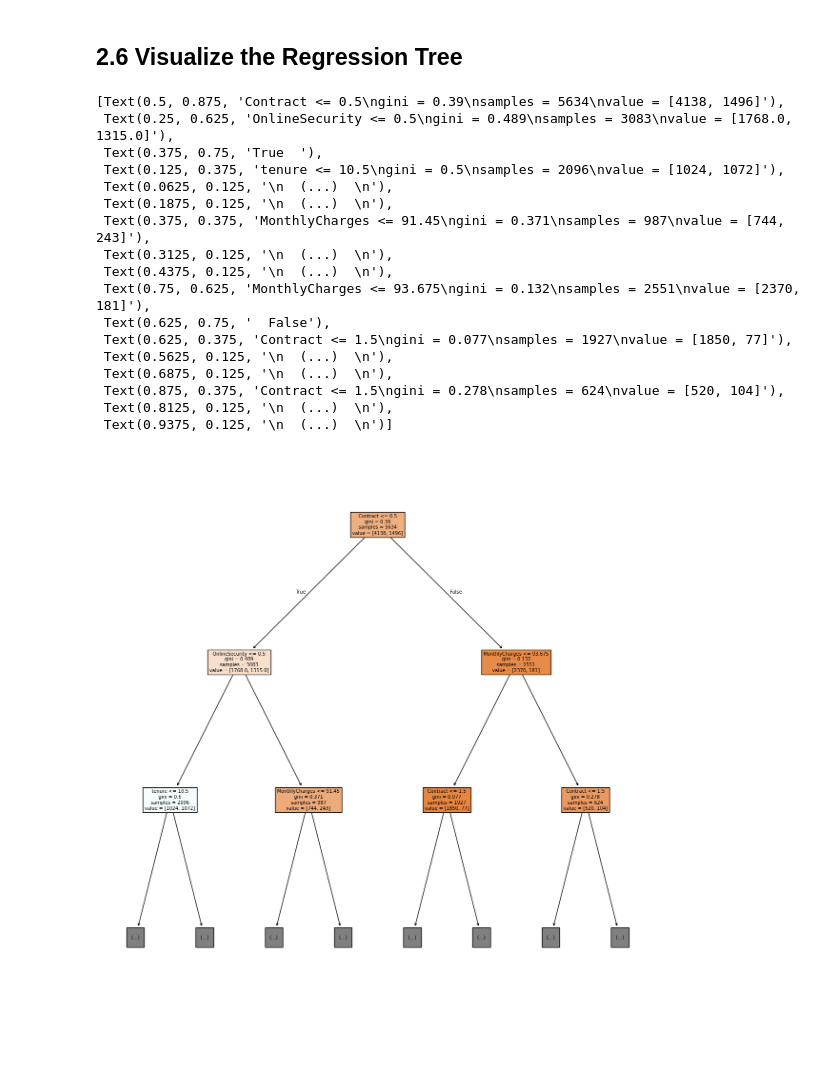
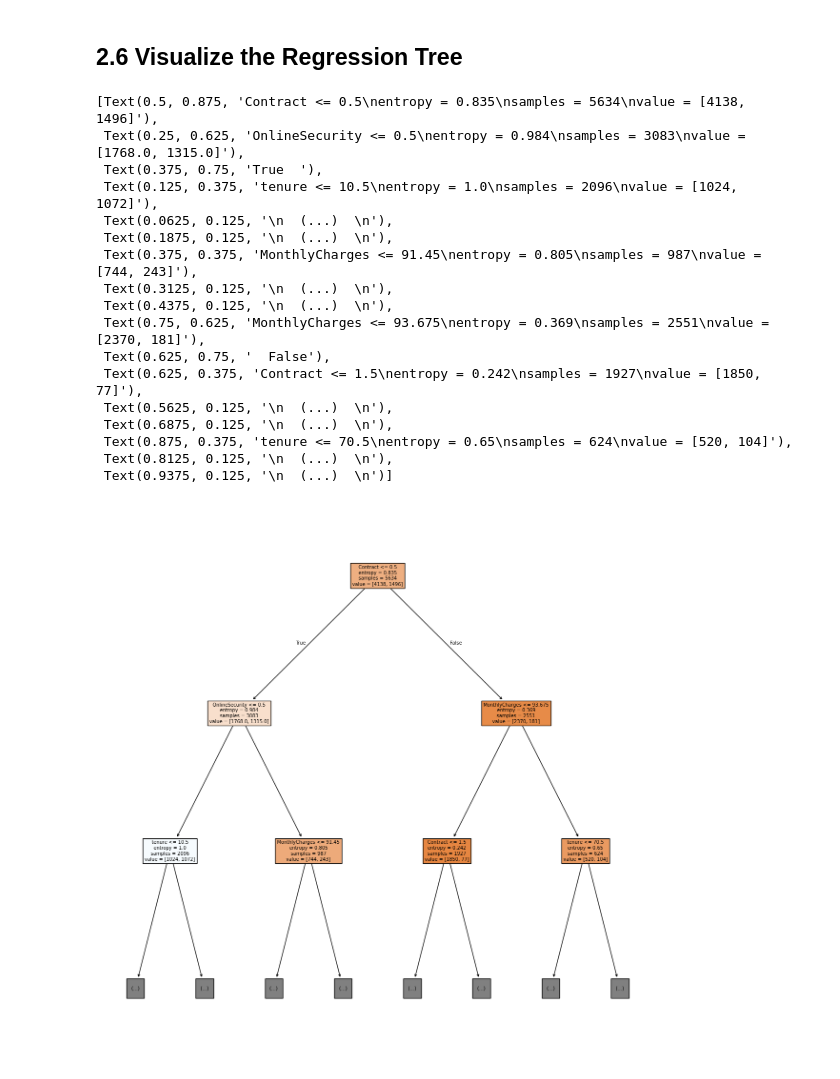
Before and after one commit to awithaaa/telco-customer-churn, a Jupyter notebook: Telco_Customer_Churn.ipynb, the cells around one changed output. Cells and saved outputs as stored; diff of their text form; code cells hidden in the pictures; blank space fills up the shorter version.

Commit message:
feat: evaluate model with hyperparameters DT

```diff
--- a/Telco_Customer_Churn.ipynb
+++ b/Telco_Customer_Churn.ipynb
@@ -447,0 +465,18 @@ weighted avg       0.73      0.73      0.73      1409
+# %%
+param_grid = {
+    'criterion': ['gini', 'entropy', 'log_loss'],
+    'max_depth': [None, 3, 5, 7, 10, 15],
+    'min_samples_split': [2, 5, 10, 20],
+    'min_samples_leaf': [1, 2, 3, 5, 10],
+    'max_features': [None, 'sqrt', 'log2']
+}
+# %%
+grid_search = GridSearchCV(
+    estimator=regressor,
+    param_grid=param_grid,
+    cv=5,
+    scoring='accuracy',
+    n_jobs=-1
+)
+
+grid_search.fit(X_train, y_train)
@@ -447,0 +500,14 @@ weighted avg       0.73      0.73      0.73      1409
+# %%
+regressor_ = DecisionTreeClassifier(
+    criterion='entropy',
+    max_depth=6,
+    min_samples_split=2,
+    min_samples_leaf=2,
+    max_features=None,
+    random_state=42
+)
+
+best_dt_model = regressor_.fit(X_train, y_train)
+
+test_accuracy = best_dt_model.score(X_test, y_test)
+print("Test Accuracy:", test_accuracy)
@@ -449,23 +536,23 @@ weighted avg       0.73      0.73      0.73      1409
 ## 2.6 Visualize the Regression Tree
 # %%
 plt.figure(figsize = (15,15))
-tree.plot_tree(model, feature_names = list(X_train.columns), filled = True, max_depth = 2)
+tree.plot_tree(best_dt_model, feature_names = list(X_train.columns), filled = True, max_depth = 2)
 # %% [output]
-[Text(0.5, 0.875, 'Contract <= 0.5\ngini = 0.39\nsamples = 5634\nvalue = [4138, 1496]'),
- Text(0.25, 0.625, 'OnlineSecurity <= 0.5\ngini = 0.489\nsamples = 3083\nvalue = [1768.0, 1315.0]'),
+[Text(0.5, 0.875, 'Contract <= 0.5\nentropy = 0.835\nsamples = 5634\nvalue = [4138, 1496]'),
+ Text(0.25, 0.625, 'OnlineSecurity <= 0.5\nentropy = 0.984\nsamples = 3083\nvalue = [1768.0, 1315.0]'),
  Text(0.375, 0.75, 'True  '),
- Text(0.125, 0.375, 'tenure <= 10.5\ngini = 0.5\nsamples = 2096\nvalue = [1024, 1072]'),
+ Text(0.125, 0.375, 'tenure <= 10.5\nentropy = 1.0\nsamples = 2096\nvalue = [1024, 1072]'),
  Text(0.0625, 0.125, '\n  (...)  \n'),
  Text(0.1875, 0.125, '\n  (...)  \n'),
- Text(0.375, 0.375, 'MonthlyCharges <= 91.45\ngini = 0.371\nsamples = 987\nvalue = [744, 243]'),
+ Text(0.375, 0.375, 'MonthlyCharges <= 91.45\nentropy = 0.805\nsamples = 987\nvalue = [744, 243]'),
  Text(0.3125, 0.125, '\n  (...)  \n'),
  Text(0.4375, 0.125, '\n  (...)  \n'),
- Text(0.75, 0.625, 'MonthlyCharges <= 93.675\ngini = 0.132\nsamples = 2551\nvalue = [2370, 181]'),
+ Text(0.75, 0.625, 'MonthlyCharges <= 93.675\nentropy = 0.369\nsamples = 2551\nvalue = [2370, 181]'),
  Text(0.625, 0.75, '  False'),
- Text(0.625, 0.375, 'Contract <= 1.5\ngini = 0.077\nsamples = 1927\nvalue = [1850, 77]'),
+ Text(0.625, 0.375, 'Contract <= 1.5\nentropy = 0.242\nsamples = 1927\nvalue = [1850, 77]'),
  Text(0.5625, 0.125, '\n  (...)  \n'),
  Text(0.6875, 0.125, '\n  (...)  \n'),
- Text(0.875, 0.375, 'Contract <= 1.5\ngini = 0.278\nsamples = 624\nvalue = [520, 104]'),
+ Text(0.875, 0.375, 'tenure <= 70.5\nentropy = 0.65\nsamples = 624\nvalue = [520, 104]'),
  Text(0.8125, 0.125, '\n  (...)  \n'),
  Text(0.9375, 0.125, '\n  (...)  \n')]
-[figure, old version]
+[figure, new version]
```
Also changed, not shown: parts of 10 cells of this notebook.
